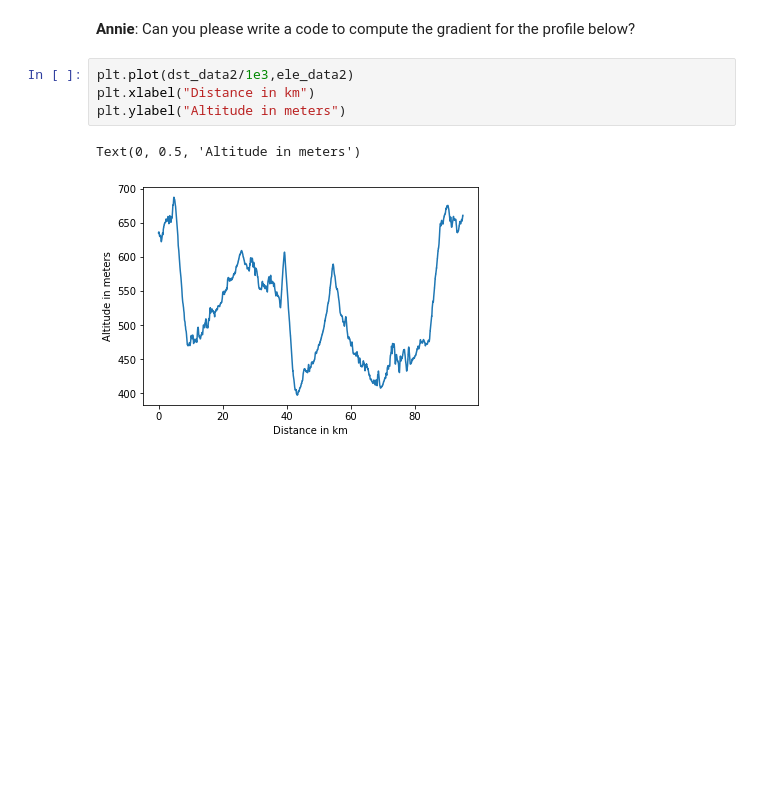
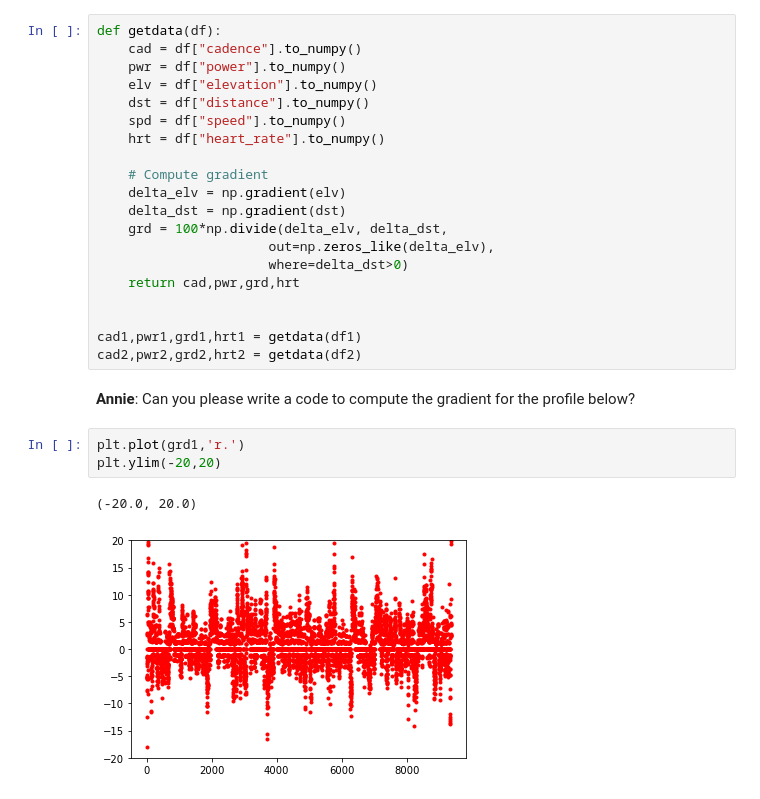
Before and after one commit to rounak-meyur/statlearn-2020, a Jupyter notebook: stat-learn-2020.ipynb, the cells around one changed output. Cells and saved outputs as stored; diff of their text form; blank space fills up the shorter version.

Commit message:
updated plots

```diff
--- a/stat-learn-2020.ipynb
+++ b/stat-learn-2020.ipynb
@@ -117,9 +89,28 @@ ax.legend()
+# %%
+def getdata(df):
+    cad = df["cadence"].to_numpy()
+    pwr = df["power"].to_numpy()
+    elv = df["elevation"].to_numpy()
+    dst = df["distance"].to_numpy()
+    spd = df["speed"].to_numpy()
+    hrt = df["heart_rate"].to_numpy()
+
+    # Compute gradient
+    delta_elv = np.gradient(elv)
+    delta_dst = np.gradient(dst)
+    grd = 100*np.divide(delta_elv, delta_dst,
+                      out=np.zeros_like(delta_elv),
+                      where=delta_dst>0)
+    return cad,pwr,grd,hrt
+
+
+cad1,pwr1,grd1,hrt1 = getdata(df1)
+cad2,pwr2,grd2,hrt2 = getdata(df2)
 # %% [markdown]
 **Annie**: Can you please write a code to compute the gradient for the profile below?
-# %%
-plt.plot(dst_data2/1e3,ele_data2)
-plt.xlabel("Distance in km")
-plt.ylabel("Altitude in meters")
-# %% [output]
-Text(0, 0.5, 'Altitude in meters')
-[figure, removed]
+# %%
+plt.plot(grd1,'r.')
+plt.ylim(-20,20)
+# %% [output]
+(-20.0, 20.0)
+[figure, added]
```
Also changed, not shown: parts of 4 cells of this notebook.
